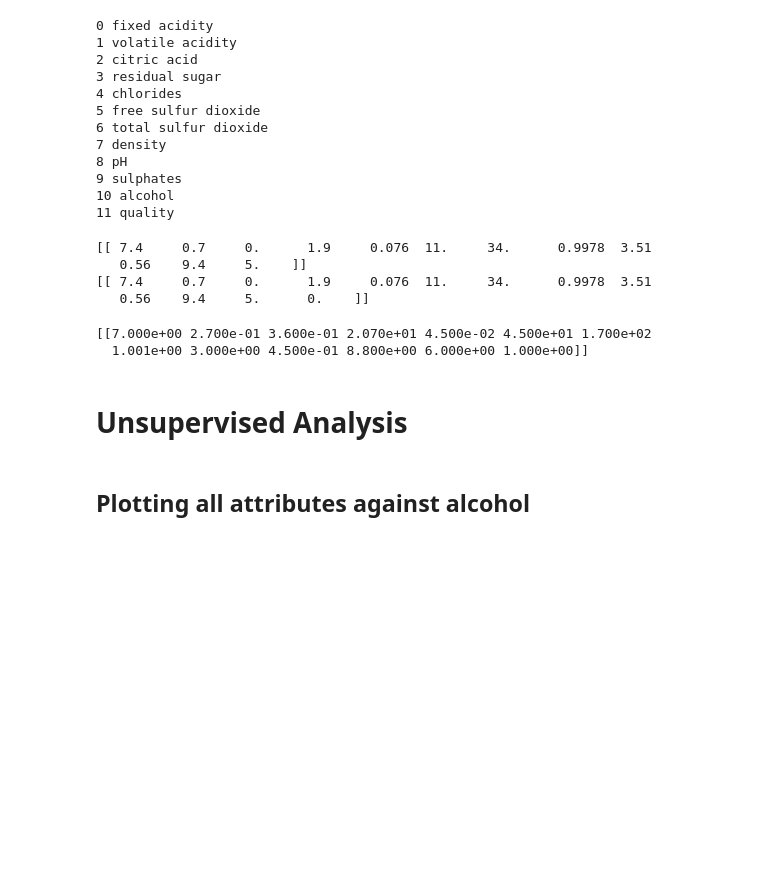
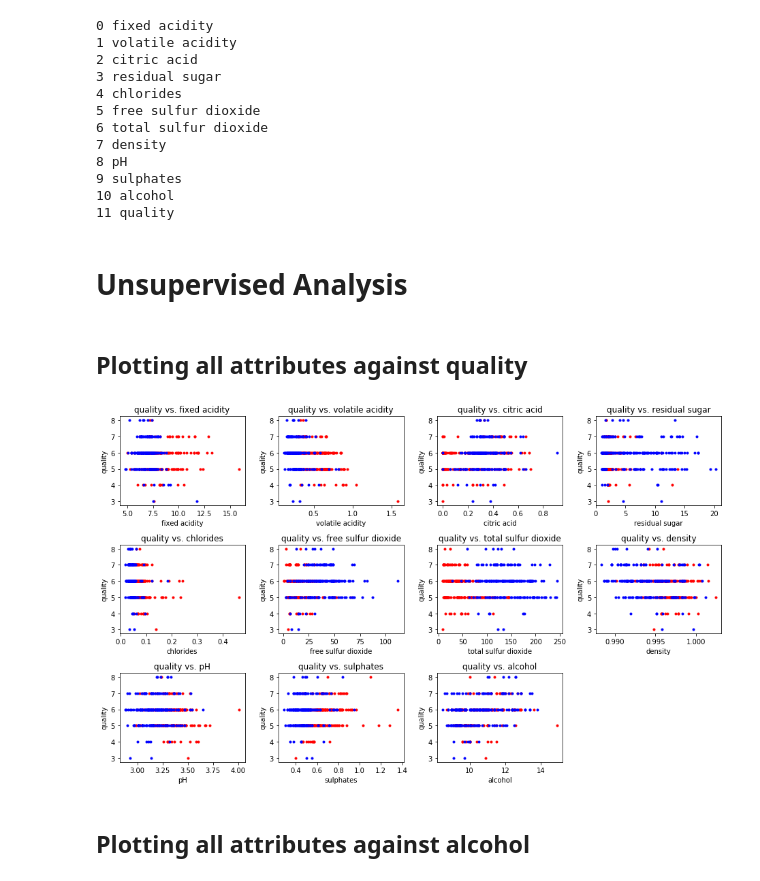
Before and after one commit to jonnysassoon/Mark-and-Jonny-ML-Project, a Jupyter notebook: Predicting Wine Type.ipynb, the cells around one changed output. Drawn from its saved outputs; the diff is of its cells as text; code cells hidden in the pictures; blank space fills up the shorter version.

```diff
--- a/Predicting Wine Type.ipynb
+++ b/Predicting Wine Type.ipynb
@@ -55,26 +83,43 @@ for i in range(len(column_names)):
 # %%
 # Add column of zeros to red wine values
 red = df_red.values
-print(red[:1, :])
+#print(red[:1, :])
 zeros = np.zeros((red.shape[0], 1))
 red = np.hstack((red, zeros))
-print(red[:1, :])
+#print(red[:1, :])
-# %% [output]
-[[ 7.4     0.7     0.      1.9     0.076  11.     34.      0.9978  3.51
-   0.56    9.4     5.    ]]
-[[ 7.4     0.7     0.      1.9     0.076  11.     34.      0.9978  3.51
-   0.56    9.4     5.      0.    ]]
 # %%
 # Add column of ones to white wine values
 white = df_white.values
 ones = np.ones((white.shape[0], 1))
 white = np.hstack((white, ones))
-print(white[:1, :])
+#print(white[:1, :])
-# %% [output]
-[[7.000e+00 2.700e-01 3.600e-01 2.070e+01 4.500e-02 4.500e+01 1.700e+02
-  1.001e+00 3.000e+00 4.500e-01 8.800e+00 6.000e+00 1.000e+00]]
 # %% [markdown]
 # Unsupervised Analysis
+# %% [markdown]
+## Plotting all attributes against quality
+# %%
+# Plotting all against quality
+
+quality_index = 11
+
+# figsize=(width, height)
+plt.figure(figsize=(13, 8))
+
+for i in range(len(column_names)):
+    if i != quality_index:
+        plt.subplot(3, 4, i+1)
+        x_label = column_names[i]
+        y_label = column_names[quality_index]
+        plt.plot(red[:, i], red[:, quality_index], 'r.')
+        plt.plot(white[:, i], white[:, quality_index], 'b.')
+        plt.title(y_label + " vs. " + x_label)
+        plt.xlabel(x_label)
+        plt.ylabel(y_label)
+
+plt.tight_layout()
+plt.show()
+# %% [output]
+[figure, added]
 # %% [markdown]
 ## Plotting all attributes against alcohol
 # %%
```
Also changed, not shown: parts of 5 cells of this notebook.
